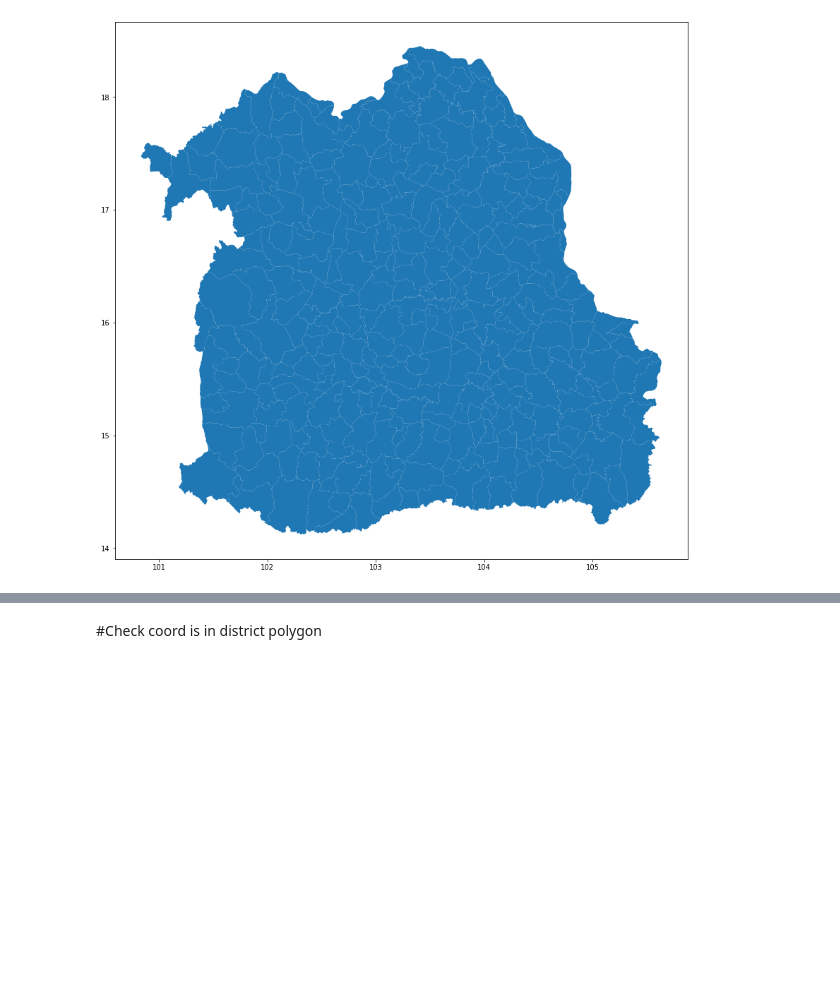
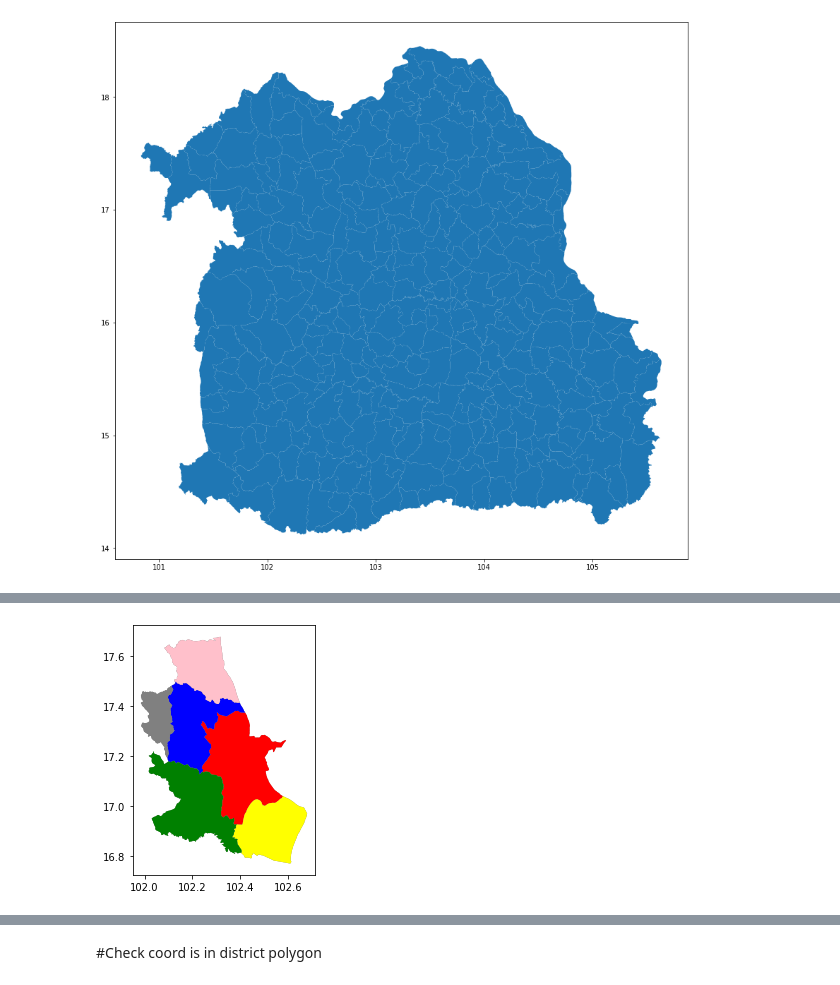
Before and after one commit to myNameIsPK/route_prediction, a Jupyter notebook: phase1/1.2/district_filterRoad.ipynb, the cells around one changed output, grey strips where cells are left out. Saved outputs shown, nothing was run; the diff lists cells and outputs as text; code cells hidden in the pictures; blank space fills up the shorter version.

```diff
--- a/phase1/1.2/district_filterRoad.ipynb
+++ b/phase1/1.2/district_filterRoad.ipynb
@@ -307,0 +306,2 @@ m
+# %%
+nbp = district_NE.loc[316:]
@@ -307,0 +318,7 @@ m
+# %%
+a = nbp.loc[nbp['AMP_CODE']=='3901']
+b = nbp.loc[nbp['AMP_CODE']=='3902']
+c = nbp.loc[nbp['AMP_CODE']=='3903']
+d = nbp.loc[nbp['AMP_CODE']=='3904']
+e = nbp.loc[nbp['AMP_CODE']=='3905']
+f = nbp.loc[nbp['AMP_CODE']=='3906']
@@ -307,0 +330,15 @@ m
+# %%
+# Create a figure with one subplot
+fig, ax = plt.subplots()
+
+# Plot polygons
+nbp.plot(ax=ax, facecolor='gray')
+a.plot(ax=ax, facecolor='red')
+b.plot(ax=ax, facecolor='blue')
+c.plot(ax=ax, facecolor='yellow')
+d.plot(ax=ax, facecolor='green')
+e.plot(ax=ax, facecolor='pink')
+f.plot(ax=ax, facecolor='gray')
+plt.tight_layout()
+# %% [output]
+[figure, added]
```
Also changed, not shown: parts of 14 cells of this notebook.
